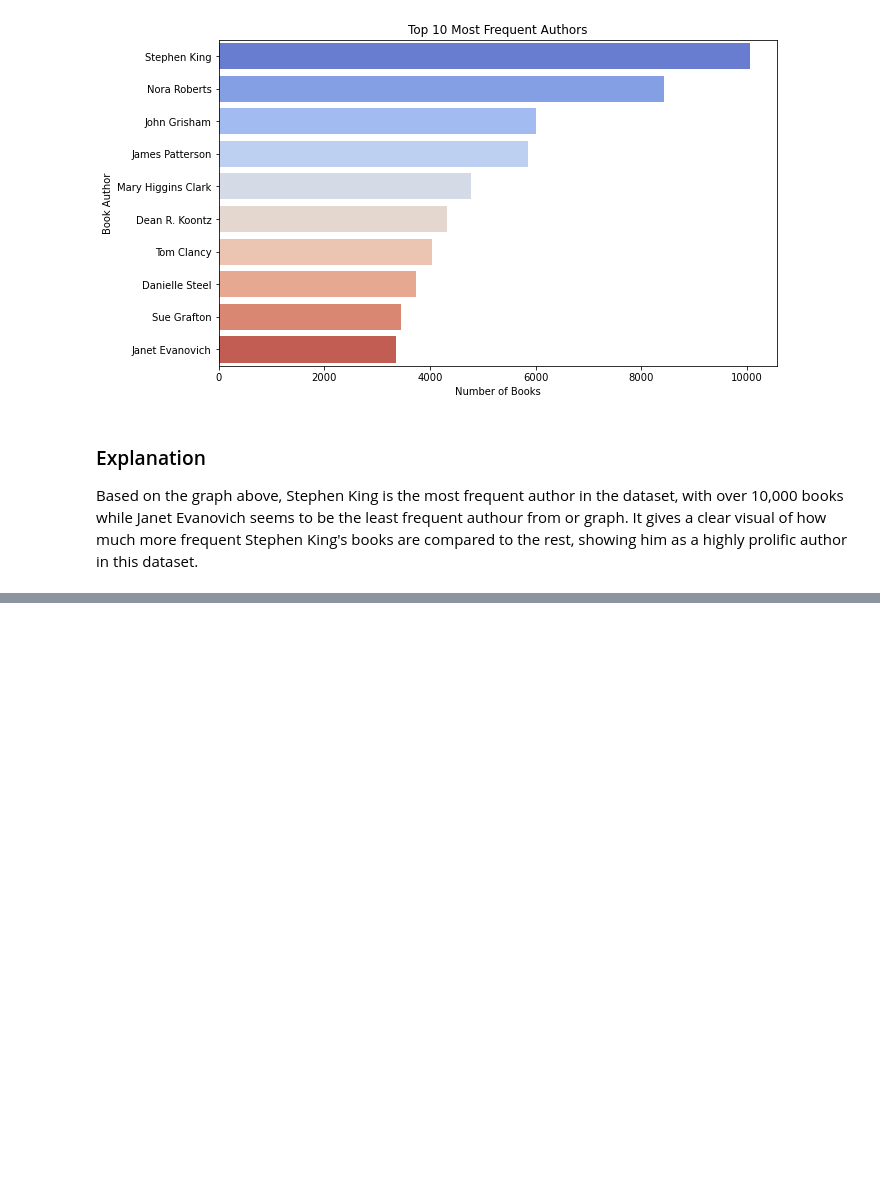
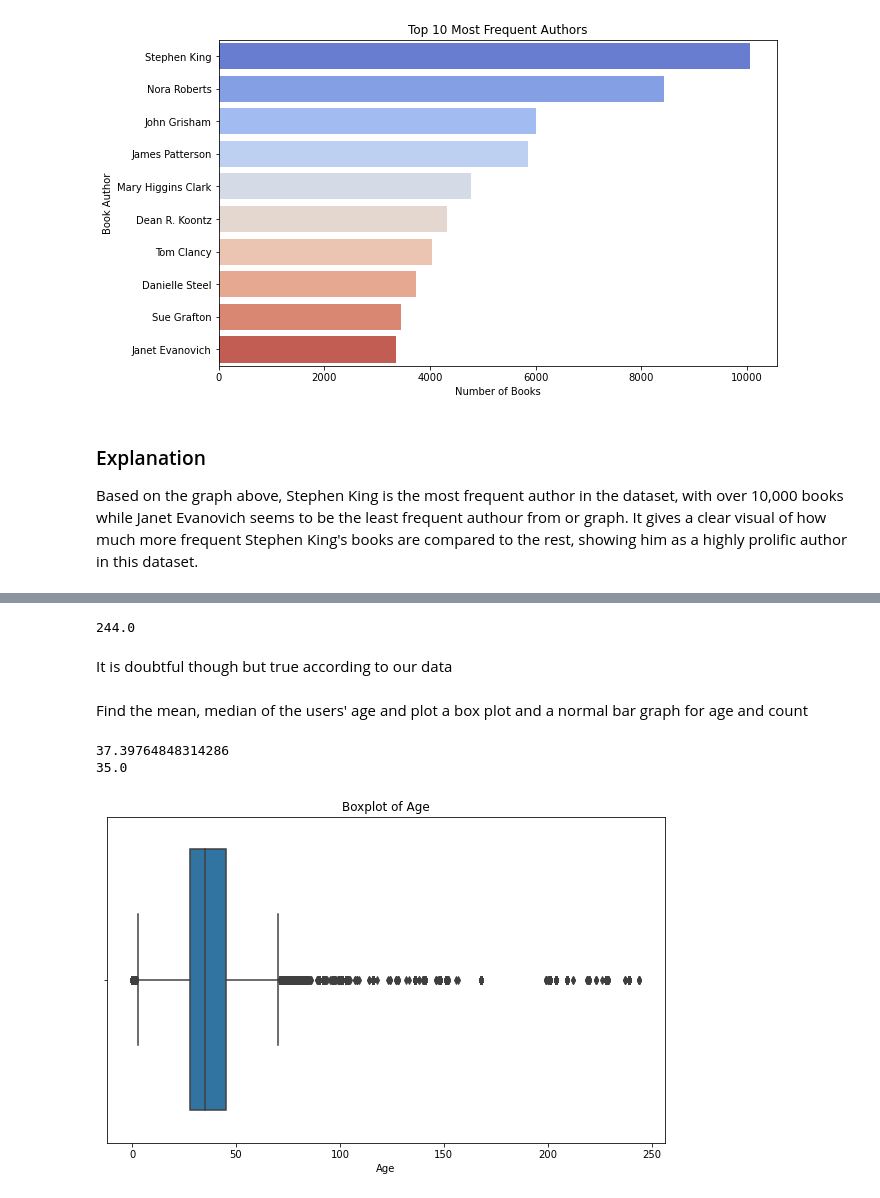
Before and after one commit to aritamichael/Final_Project_4_Moringa, a Jupyter notebook: index.ipynb, the cells around one changed output, grey strips where cells are left out. Saved outputs shown, nothing was run; the diff lists cells and outputs as text; code cells hidden in the pictures; blank space fills up the shorter version.

Commit message:
age distribution of user

```diff
--- a/index.ipynb
+++ b/index.ipynb
@@ -358,0 +382,26 @@ Based on the graph above, Stephen King is the most frequent author in the datase
+# %%
+#Highest age of user
+merged_df1['Age'].max()
+# %% [output]
+244.0
+# %% [markdown]
+It is doubtful though but true according to our data
+# %% [markdown]
+Find the mean, median of the users' age and plot a box plot and a normal bar graph for age and count
+# %%
+mean_age = merged_df1['Age'].mean()
+median_age = merged_df1['Age'].median()
+print(mean_age)
+print(median_age)
+# %% [output]
+37.39764848314286
+35.0
+# %%
+# Boxplot to visualize Age outliers
+plt.figure(figsize=(10, 6))
+sns.boxplot(x=merged_df1['Age'])
+plt.title('Boxplot of Age')
+plt.xlabel('Age')
+plt.show()
+# %% [output]
+[figure, added]
```
Also changed, not shown: parts of 7 cells of this notebook.
